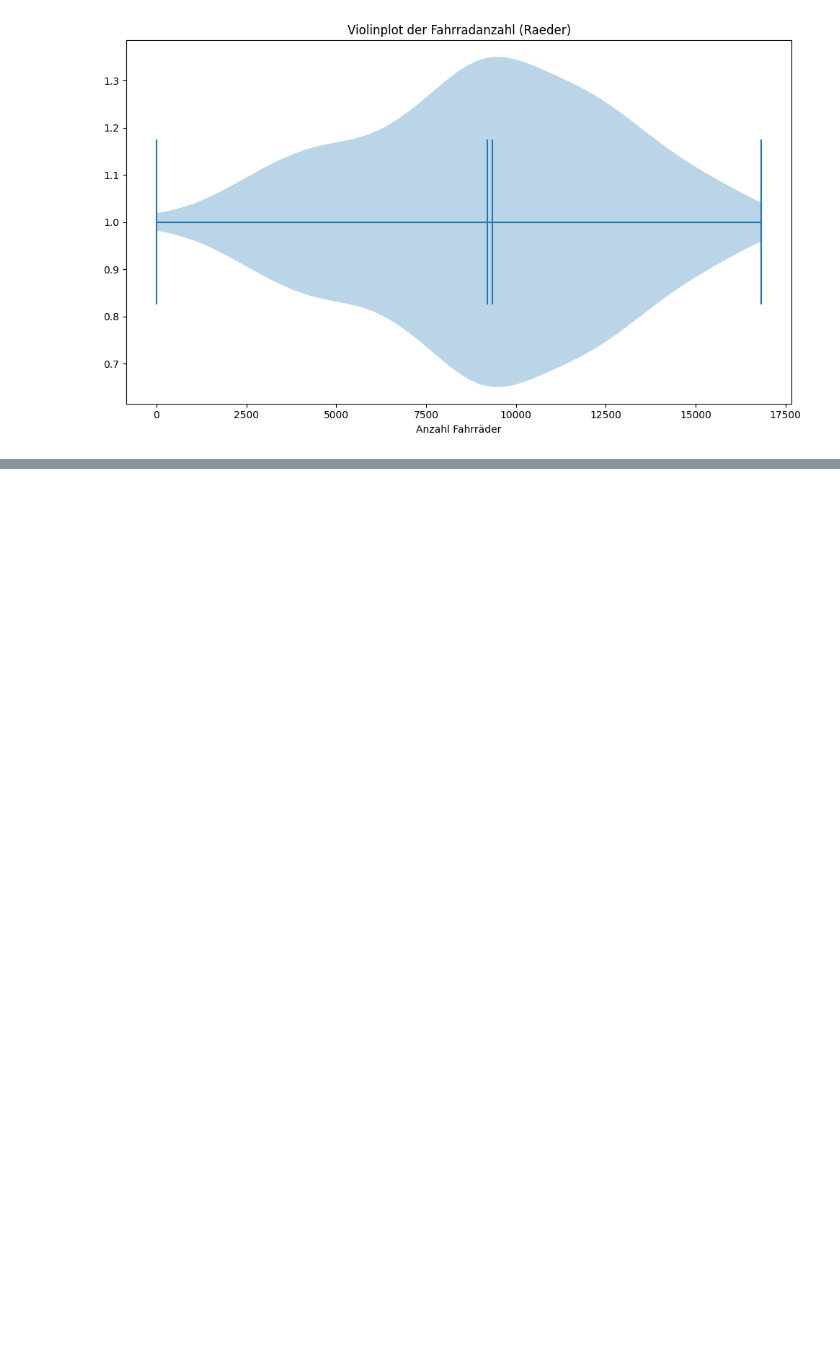
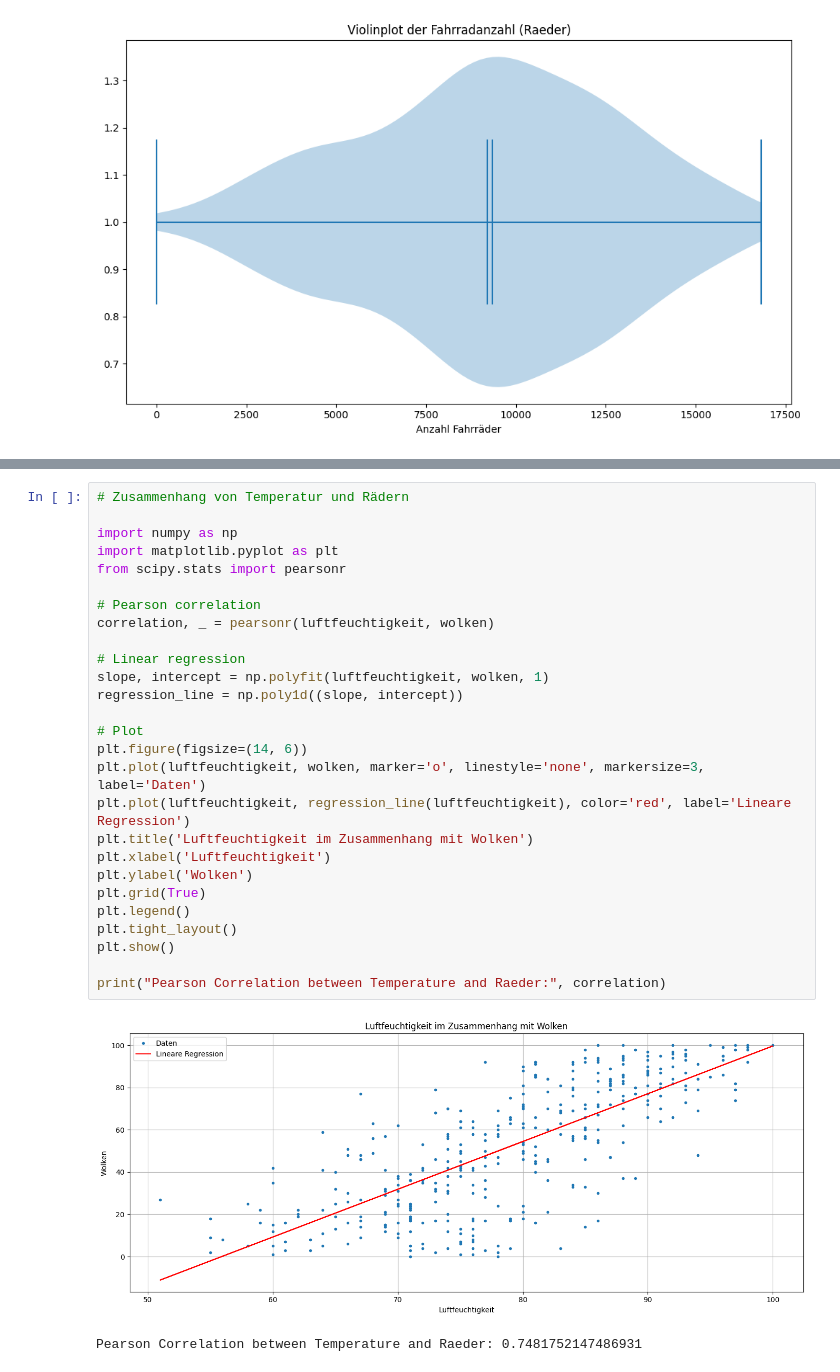
Before and after one commit to LordOfReinkeness/stochastik_SoSe25, a Jupyter notebook: fahrraeder.ipynb, the cells around one changed output, grey strips where cells are left out. Drawn from its saved outputs; the diff is of its cells as text; blank space fills up the shorter version.

```diff
--- a/fahrraeder.ipynb
+++ b/fahrraeder.ipynb
@@ -281,3 +344,33 @@ print("Pearson Correlation between Regen and Raeder:", correlation)
 [0.0, 0.0, 1.1, 0.0, 0.9, 0.0, 0.0, 0.1, 3.4, 0.3, 0.6, 1.5, 0.9, 0.2, 1.6, 0.0, 0.3, 0.8, 0.1, 1.0, 0.2, 0.3, 0.0, 0.0, 0.0, 0.0, 0.0, 0.0, 0.0, 1.1, 0.4, 3.9, 0.4, 0.0, 0.2, 0.8, 0.4, 0.0, 0.0, 0.0, ...
 [figure]
 Pearson Correlation between Regen and Raeder: -0.10564860863985842
+# %%
+# Zusammenhang von Temperatur und Rädern
+
+import numpy as np
+import matplotlib.pyplot as plt
+from scipy.stats import pearsonr
+
+# Pearson correlation
+correlation, _ = pearsonr(luftfeuchtigkeit, wolken)
+
+# Linear regression
+slope, intercept = np.polyfit(luftfeuchtigkeit, wolken, 1)
+regression_line = np.poly1d((slope, intercept))
+
+# Plot
+plt.figure(figsize=(14, 6))
+plt.plot(luftfeuchtigkeit, wolken, marker='o', linestyle='none', markersize=3, label='Daten')
+plt.plot(luftfeuchtigkeit, regression_line(luftfeuchtigkeit), color='red', label='Lineare Regression')
+plt.title('Luftfeuchtigkeit im Zusammenhang mit Wolken')
+plt.xlabel('Luftfeuchtigkeit')
+plt.ylabel('Wolken')
+plt.grid(True)
+plt.legend()
+plt.tight_layout()
+plt.show()
+
+print("Pearson Correlation between Temperature and Raeder:", correlation)
+# %% [output]
+[figure, added]
+Pearson Correlation between Temperature and Raeder: 0.7481752147486931
```
Also changed, not shown: parts of 9 cells of this notebook.
